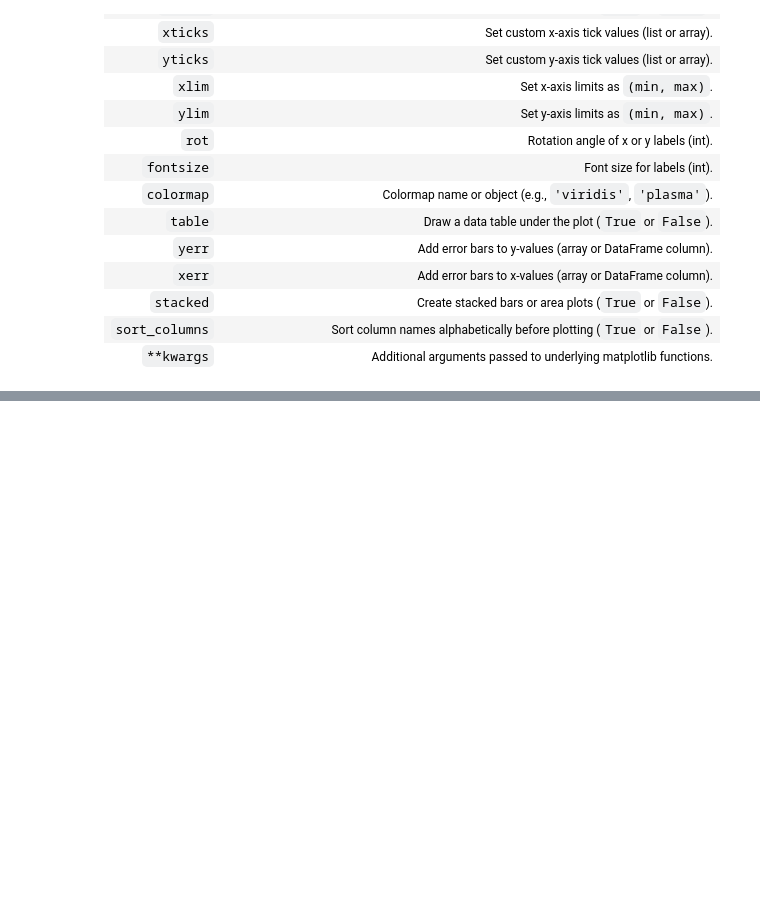
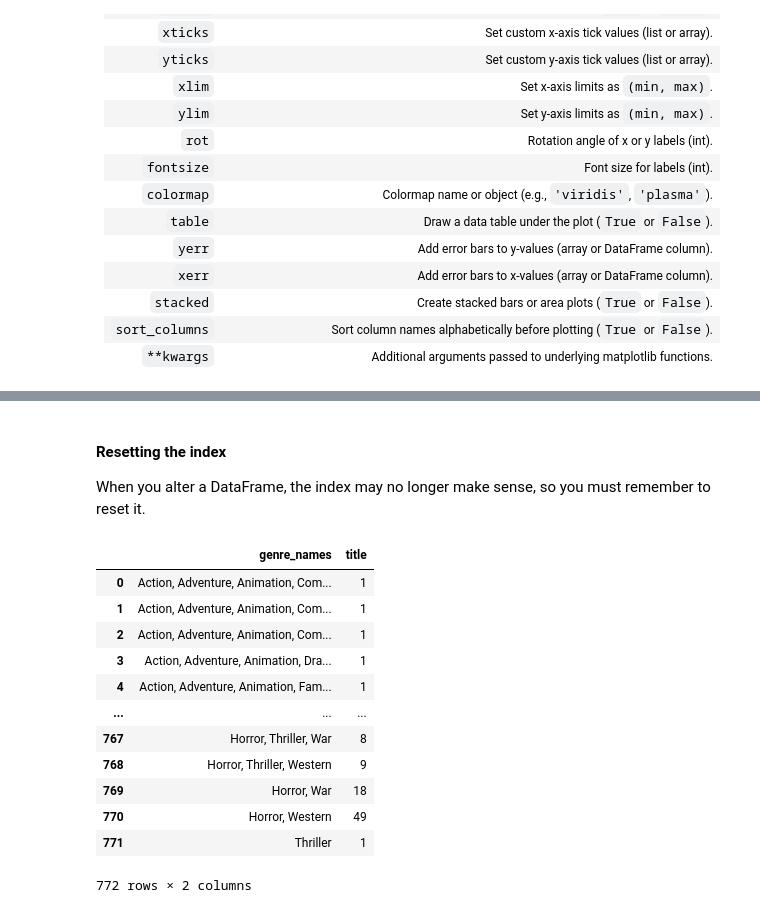
Before and after one commit to ashley-skidmore/horror_movie_playground, a Jupyter notebook: notes/oc_notes_horror.ipynb, the cells around one changed output, grey strips where cells are left out. Cells and saved outputs as stored; diff of their text form; code cells hidden in the pictures; blank space fills up the shorter version.

```diff
--- a/notes/oc_notes_horror.ipynb
+++ b/notes/oc_notes_horror.ipynb
@@ -524,0 +553,6 @@ df['original_language'].value_counts().plot(kind='bar', title='Languages') #valu
+# %%
+#We can group the movies by genre_names and look at the total movies listed for each.
+
+movie_genres = df.groupby('genre_names')[['title']].count() #Counts the number of entries while .sum() would have added them, which would have been inappropriate for strings.
+
+movie_genres
@@ -524,0 +574,21 @@ df['original_language'].value_counts().plot(kind='bar', title='Languages') #valu
+# %% [markdown]
+#### Resetting the index
+When you alter a DataFrame, the index may no longer make sense, so you must remember to reset it.
+# %%
+#The new variable 'movie_ratings' can get a brand new index, for example.
+
+movie_genres.reset_index()
+# %% [output]
+|  | genre_names | title |
+| 0 | Action, Adventure, Animation, Com... | 1 |
+| 1 | Action, Adventure, Animation, Com... | 1 |
+| 2 | Action, Adventure, Animation, Com... | 1 |
+| 3 | Action, Adventure, Animation, Dra... | 1 |
+| 4 | Action, Adventure, Animation, Fam... | 1 |
+| ... | ... | ... |
+| 767 | Horror, Thriller, War | 8 |
+| 768 | Horror, Thriller, Western | 9 |
+| 769 | Horror, War | 18 |
+| 770 | Horror, Western | 49 |
+| 771 | Thriller | 1 |
+772 rows × 2 columns
```
Also changed, not shown: parts of 20 cells of this notebook.
